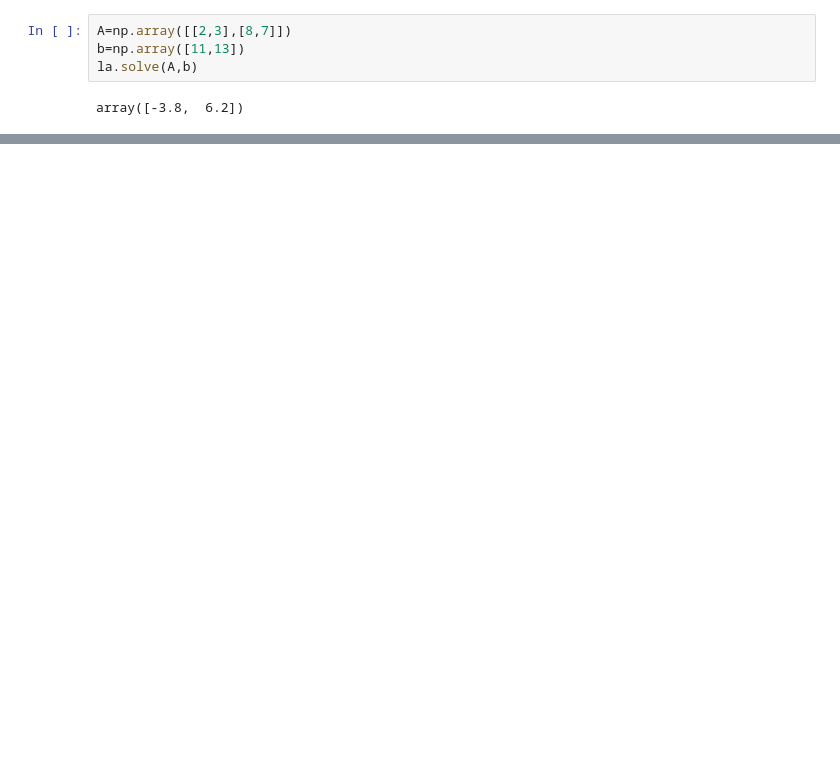
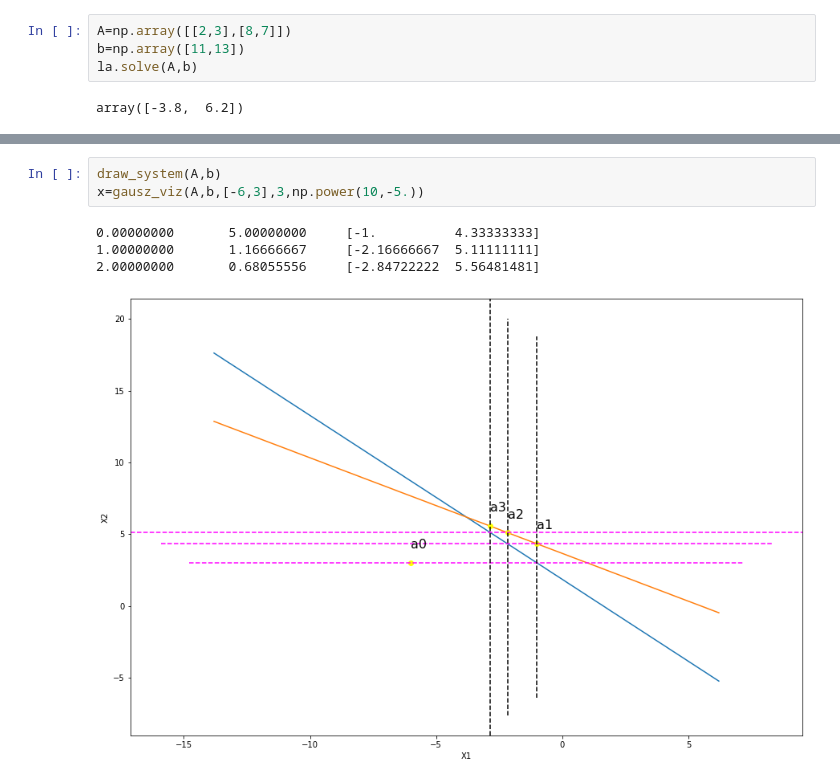
Before and after one commit to kovacevica/Numericki-algoritmi-i-numericki-softver, a Jupyter notebook: Python/SLAJ_iterativne_python.ipynb, the cells around one changed output, grey strips where cells are left out. Drawn from its saved outputs; the diff is of its cells as text; blank space fills up the shorter version.

```diff
--- a/Python/SLAJ_iterativne_python.ipynb
+++ b/Python/SLAJ_iterativne_python.ipynb
@@ -692,0 +725,8 @@ array([-3.8,  6.2])
+# %%
+draw_system(A,b)
+x=gausz_viz(A,b,[-6,3],3,np.power(10,-5.))
+# %% [output]
+0.00000000       5.00000000     [-1.          4.33333333]
+1.00000000       1.16666667     [-2.16666667  5.11111111]
+2.00000000       0.68055556     [-2.84722222  5.56481481]
+[figure, added]
```
Also changed, not shown: parts of 14 cells of this notebook.
